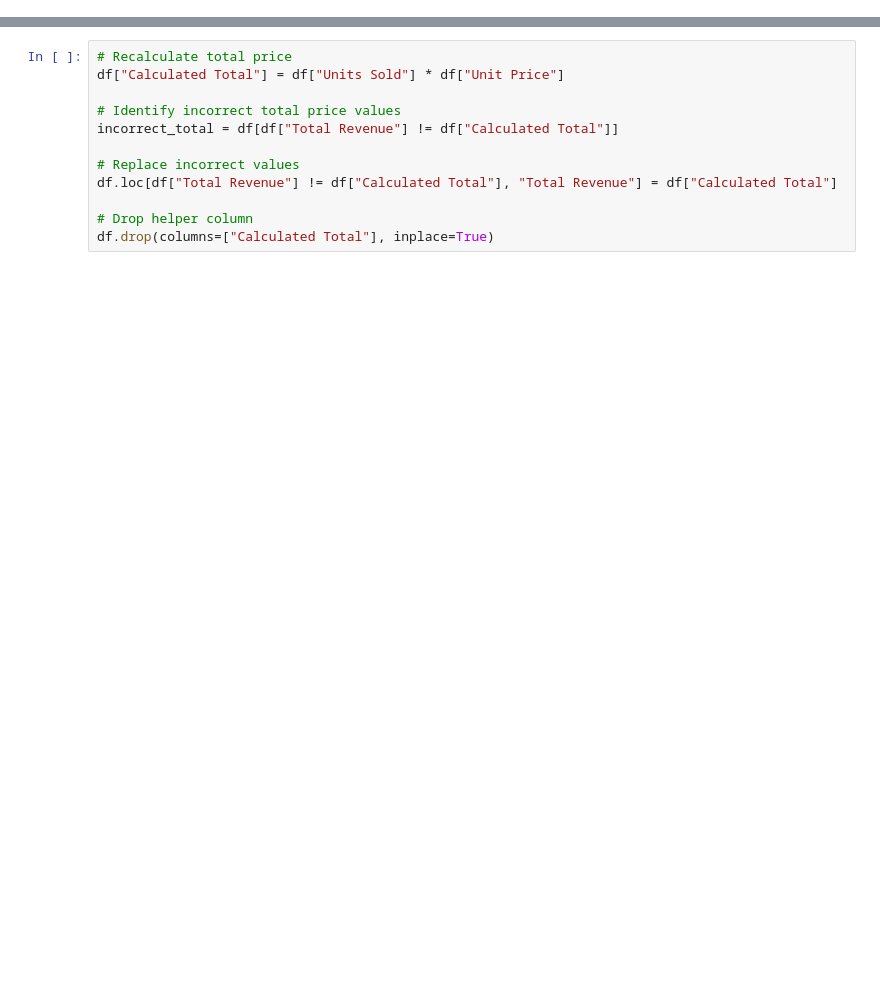
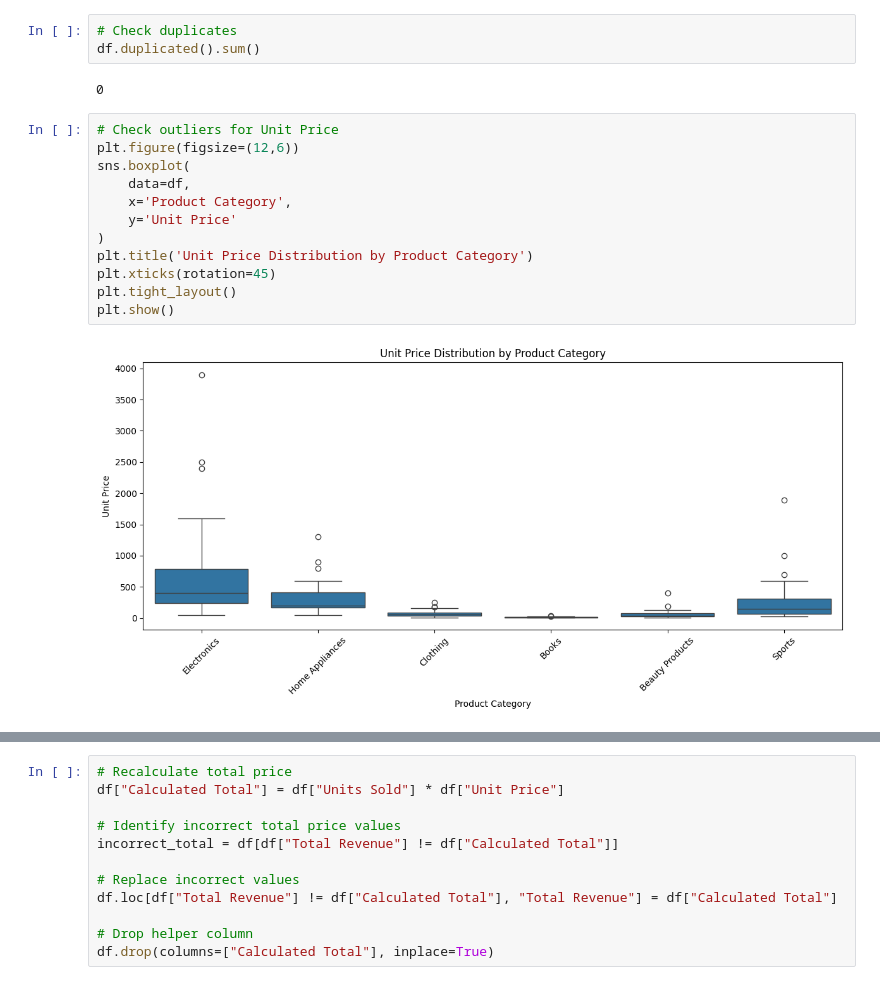
Before and after one commit to chwankai/Online-Sales-Dataset-Analysis, a Jupyter notebook: main.ipynb, the cells around one changed output, grey strips where cells are left out. Cells and saved outputs as stored; diff of their text form; blank space fills up the shorter version.

```diff
--- a/main.ipynb
+++ b/main.ipynb
@@ -65,0 +95,19 @@ dtype: int64
+# %%
+# Check duplicates
+df.duplicated().sum()
+# %% [output]
+0
+# %%
+# Check outliers for Unit Price
+plt.figure(figsize=(12,6))
+sns.boxplot(
+    data=df,
+    x='Product Category',
+    y='Unit Price'
+)
+plt.title('Unit Price Distribution by Product Category')
+plt.xticks(rotation=45)
+plt.tight_layout()
+plt.show()
+# %% [output]
+[figure, added]
```
Also changed, not shown: parts of 33 cells of this notebook, 2 other files.
